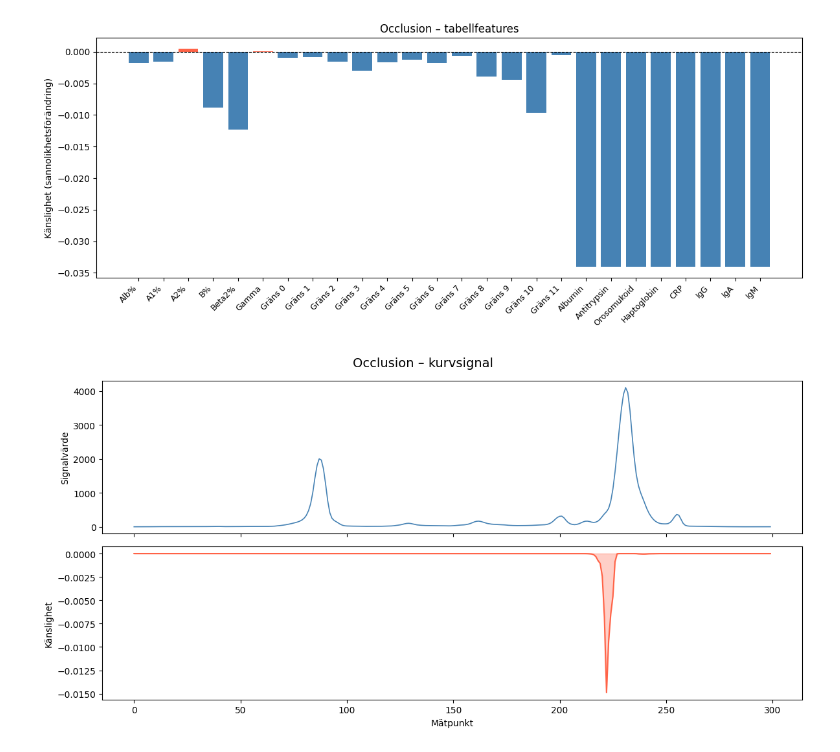
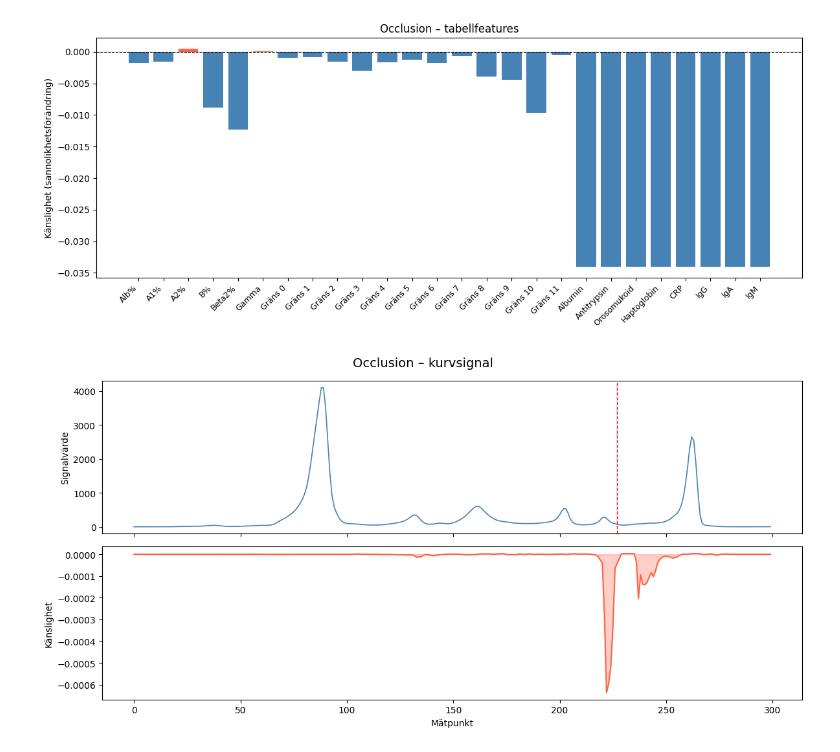
Before and after one commit to andreasjak/MSc26_Assar, a Jupyter notebook: evaluating_models/occlusion sensitivity.ipynb, the cells around one changed output. Drawn from its saved outputs; the diff is of its cells as text; code cells hidden in the pictures.

```diff
--- a/evaluating_models/occlusion sensitivity.ipynb
+++ b/evaluating_models/occlusion sensitivity.ipynb
@@ -37,7 +37,7 @@ feature_names = [
     "Haptoglobin", "CRP", "IgG", "IgA", "IgM"
 ]
 
-def plot_occlusion(occlusion, raw_curve=None, smooth=False, smooth_size=10):
+def plot_occlusion(occlusion, raw_curve=None, smooth=False, smooth_size=10,m_component_location=None):
     """
     Args:
         saliency_curve:   (300,)
@@ -58,6 +58,9 @@ def plot_occlusion(occlusion, raw_curve=None, smooth=False, smooth_size=10):
         ax2.fill_between(range(300), occ, alpha=0.3, color="tomato")
         ax2.set_ylabel("Känslighet")
         ax2.set_xlabel("Mätpunkt")
+        if m_component_location is not None:
+            ax1.axvline(x=m_component_location,color='red',linewidth=1.0,linestyle='--')
+
     else:
         fig, ax2 = plt.subplots(figsize=(12, 3))
         ax2.set_title("Occlusion – kurvsignal")
@@ -148,11 +151,15 @@ plot_occlusion_tabular(sensitivity)
 # %%
 with torch.no_grad():
     probs = torch.softmax(model(x), dim=1)[:, 1].cpu().numpy()
 
 best_idx = np.argmax(probs)  # Mest säkert positiva samplet
-x_single = x[best_idx:best_idx+1]
-sensitivity = occlude(model, x_single, window_size=50)
+idx = 16
+x_single = x[idx:idx+1]
 
-plot_occlusion(sensitivity,rows.loc[best_idx,'value'])
+sensitivity = occlude(model, x_single, window_size=30)
+x_min_point =np.argmin(sensitivity)
+m_comp = x_min_point+5
+
+plot_occlusion(sensitivity,rows.loc[idx,'value'],m_component_location=m_comp)
 # %% [output]
-[figure, old version]
+[figure, new version]
```
Also changed, not shown: 18 other files.
